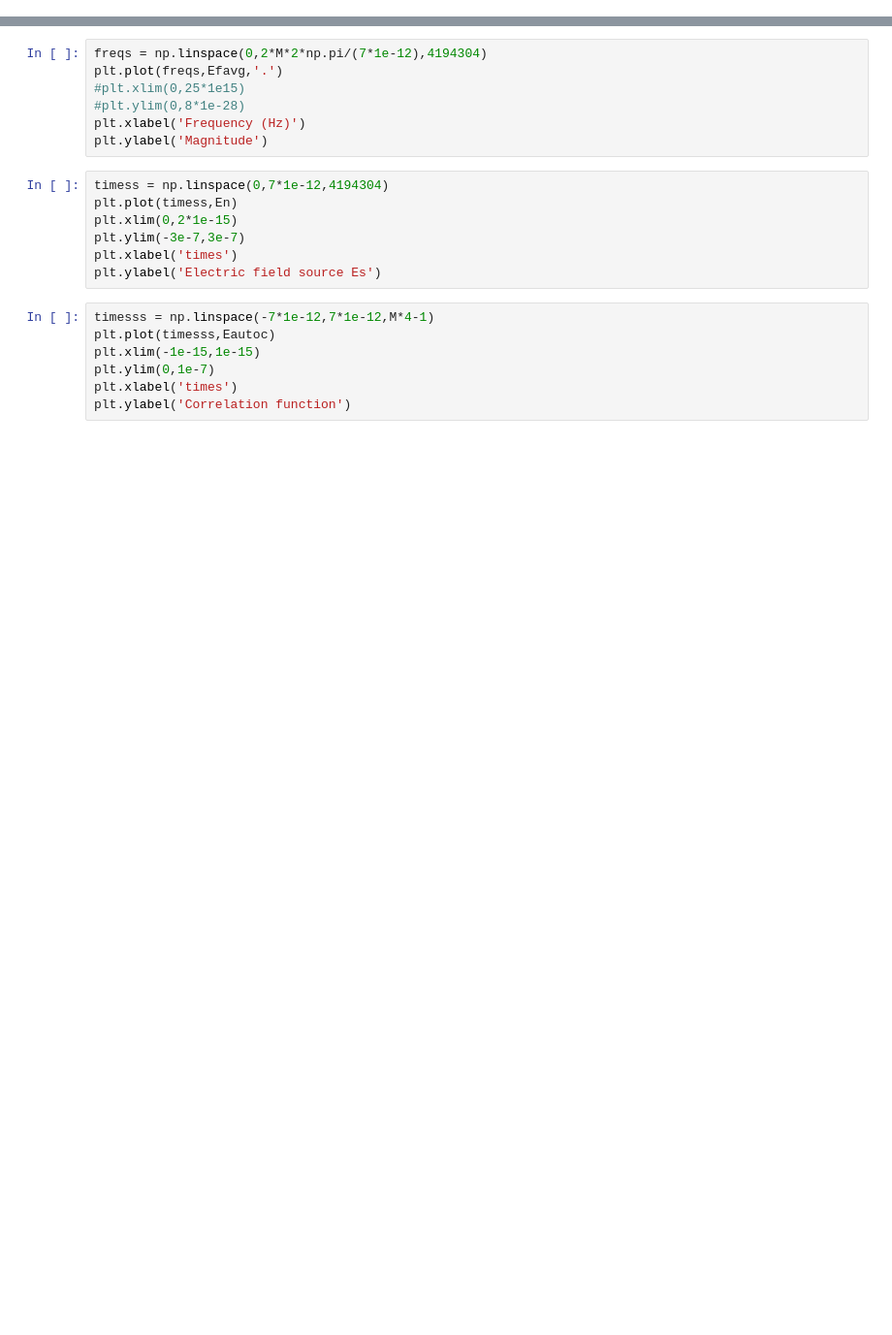
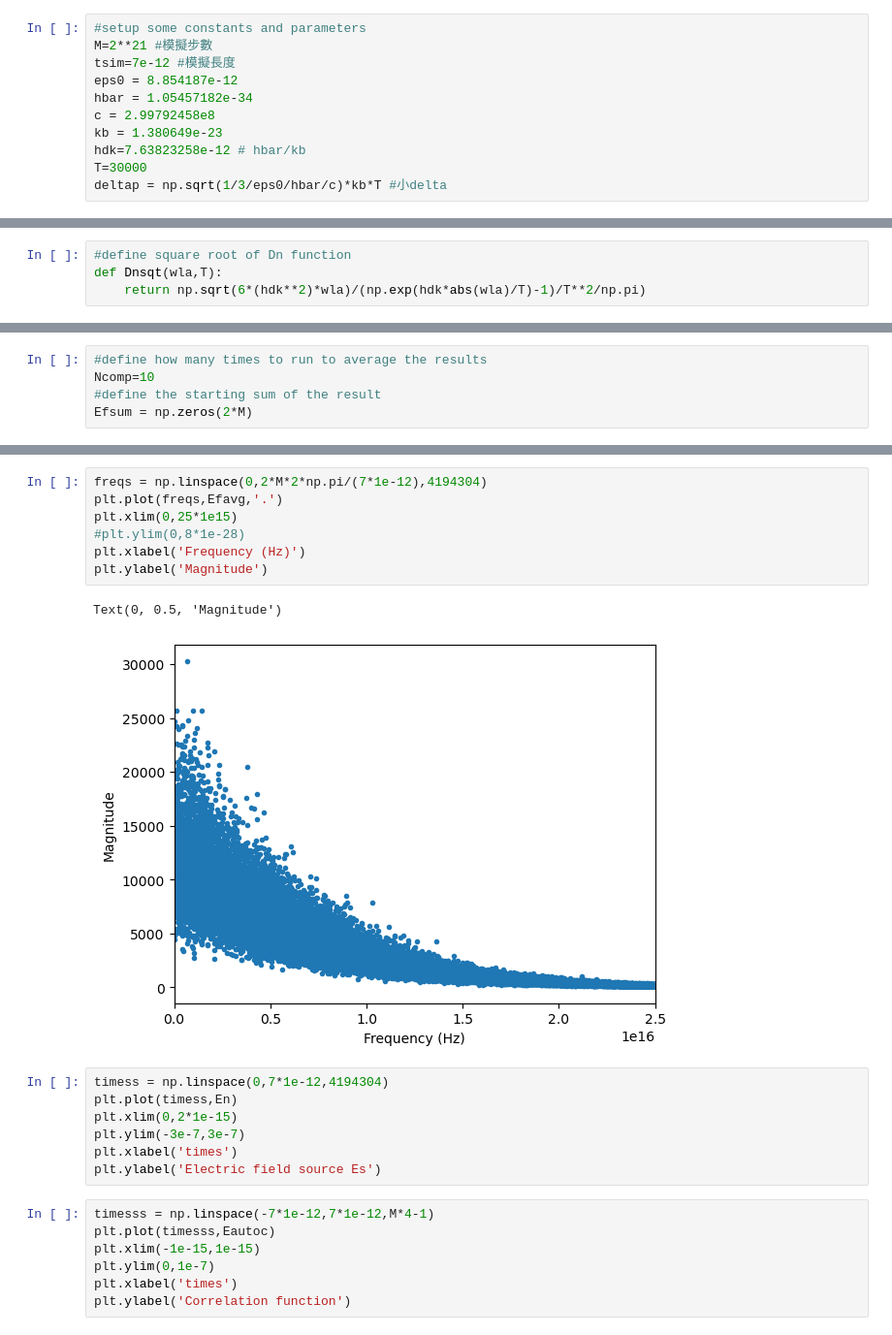
Before and after one commit to zcxm12/website2, a Jupyter notebook: Numerical/30000K.ipynb, the cells around one changed output, grey strips where cells are left out. Shown at 97% size. Cells and saved outputs as stored; diff of their text form; blank space fills up the shorter version.

```diff
--- a/Numerical/30000K.ipynb
+++ b/Numerical/30000K.ipynb
@@ -0,0 +12,11 @@
+# %%
+#setup some constants and parameters
+M=2**21 #模擬步數
+tsim=7e-12 #模擬長度
+eps0 = 8.854187e-12
+hbar = 1.05457182e-34
+c = 2.99792458e8
+kb = 1.380649e-23
+hdk=7.63823258e-12 # hbar/kb
+T=30000
+deltap = np.sqrt(1/3/eps0/hbar/c)*kb*T #小delta
@@ -0,0 +30,4 @@
+# %%
+#define square root of Dn function
+def Dnsqt(wla,T):
+    return np.sqrt(6*(hdk**2)*wla)/(np.exp(hdk*abs(wla)/T)-1)/T**2/np.pi)
@@ -0,0 +43,5 @@
+# %%
+#define how many times to run to average the results
+Ncomp=10
+#define the starting sum of the result
+Efsum = np.zeros(2*M)
@@ -82,10 +100,13 @@ np.savez("Efavg_v3.npz",**data)
 # %%
 freqs = np.linspace(0,2*M*2*np.pi/(7*1e-12),4194304)
 plt.plot(freqs,Efavg,'.')
-#plt.xlim(0,25*1e15)
+plt.xlim(0,25*1e15)
 #plt.ylim(0,8*1e-28)
 plt.xlabel('Frequency (Hz)')
 plt.ylabel('Magnitude')
+# %% [output]
+Text(0, 0.5, 'Magnitude')
+[figure, added]
 # %%
 timess = np.linspace(0,7*1e-12,4194304)
 plt.plot(timess,En)
```
Also changed, not shown: parts of 13 cells of this notebook, 18 other files.
